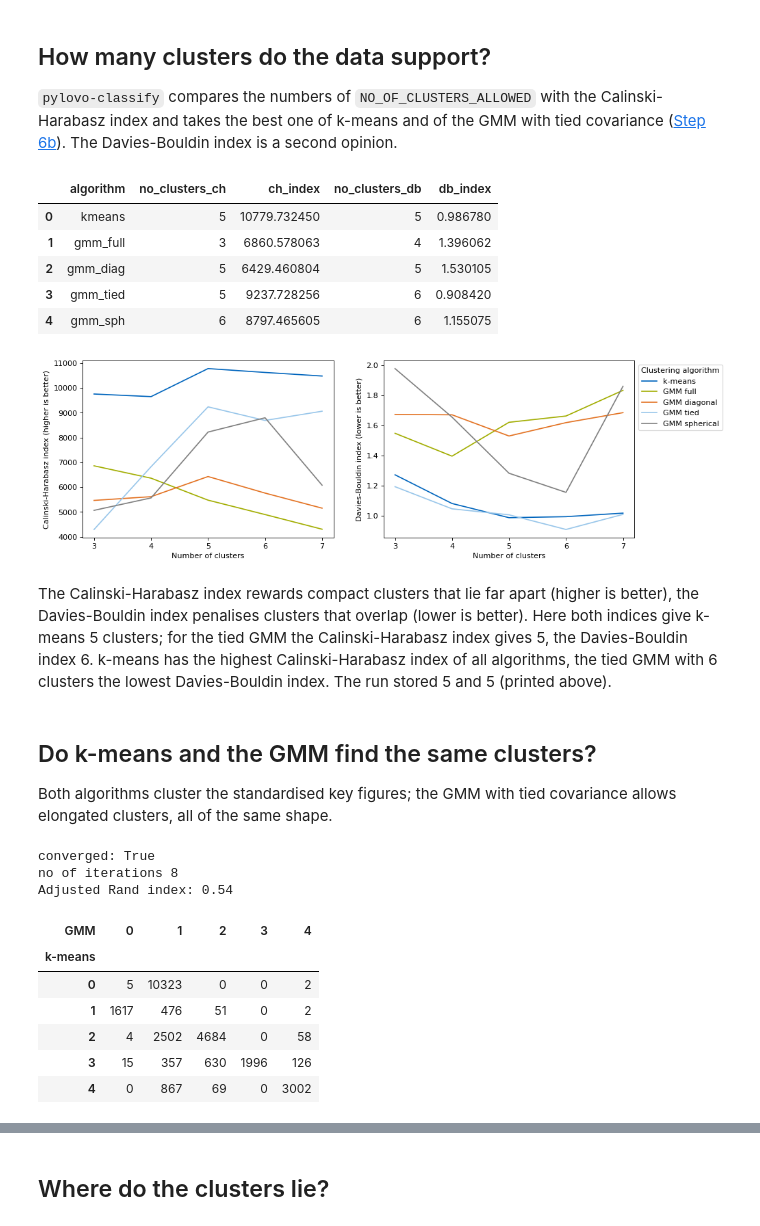
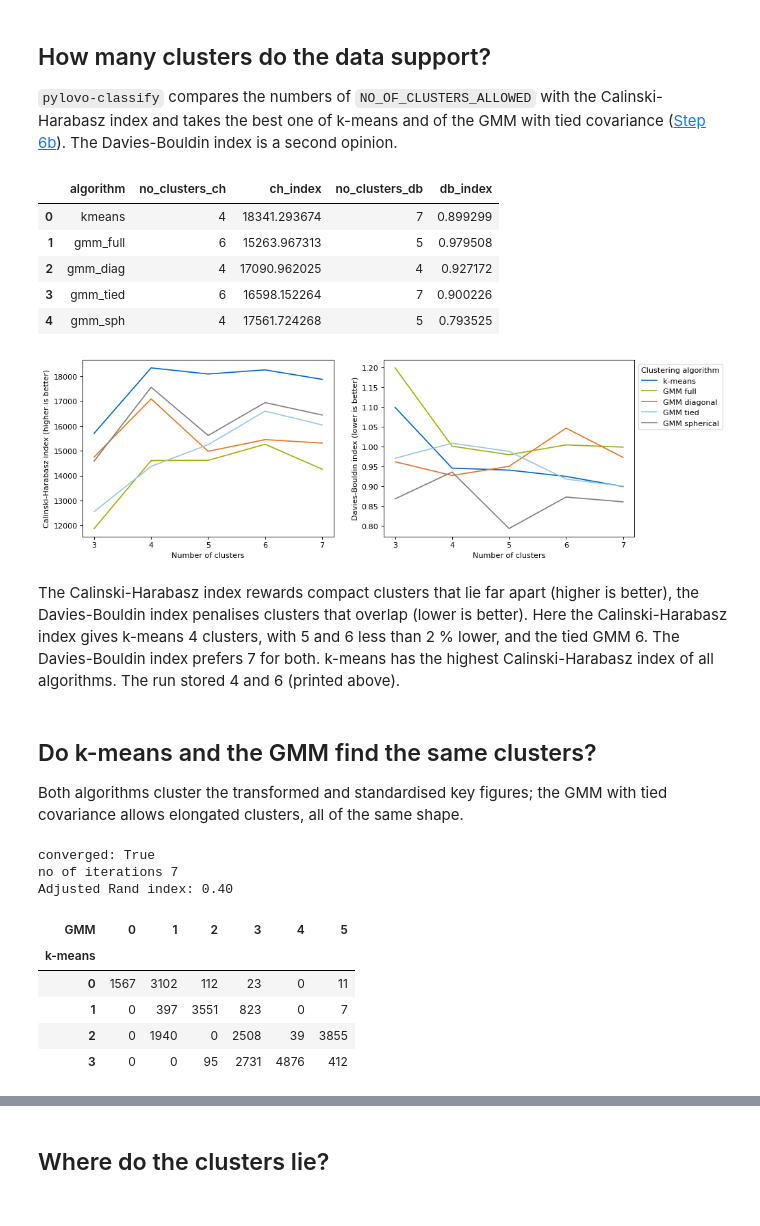
Before and after one commit to tum-ens/pylovo, a Jupyter notebook: notebook_tutorials/classification/02_clusters_and_representatives.ipynb, the cells around one changed output, grey strips where cells are left out. Cells and saved outputs as stored; diff of their text form; code cells hidden in the pictures.

```diff
--- a/notebook_tutorials/classification/02_clusters_and_representatives.ipynb
+++ b/notebook_tutorials/classification/02_clusters_and_representatives.ipynb
@@ -59,43 +60,43 @@ one of k-means and of the GMM with tied covariance ([Step 6b](https://pylovo.rea
 index is a second opinion.
 # %%
 fig, (ch_ax, db_ax) = plt.subplots(1, 2, figsize=(13, 4.2))
-ch = plot_ch_index_for_clustering_algos(grids, NO_OF_CLUSTERS_ALLOWED, parameters, ax=ch_ax, legend=False)
-db = plot_db_index_for_clustering_algos(grids, NO_OF_CLUSTERS_ALLOWED, parameters, ax=db_ax)
+transform = choices["transform"]  # the key figures are transformed as in the run, then standardised
+ch = plot_ch_index_for_clustering_algos(grids, NO_OF_CLUSTERS_ALLOWED, parameters, ax=ch_ax, legend=False,
+                                        transform=transform)
+db = plot_db_index_for_clustering_algos(grids, NO_OF_CLUSTERS_ALLOWED, parameters, ax=db_ax, transform=transform)
 ch.merge(db, on="algorithm", suffixes=("_ch", "_db"))
 # %% [output]
 |  | algorithm | no_clusters_ch | ch_index | no_clusters_db | db_index |
-| 0 | kmeans | 5 | 10779.732450 | 5 | 0.986780 |
-| 1 | gmm_full | 3 | 6860.578063 | 4 | 1.396062 |
-| 2 | gmm_diag | 5 | 6429.460804 | 5 | 1.530105 |
-| 3 | gmm_tied | 5 | 9237.728256 | 6 | 0.908420 |
-| 4 | gmm_sph | 6 | 8797.465605 | 6 | 1.155075 |
+| 0 | kmeans | 4 | 18341.293674 | 7 | 0.899299 |
+| 1 | gmm_full | 6 | 15263.967313 | 5 | 0.979508 |
+| 2 | gmm_diag | 4 | 17090.962025 | 4 | 0.927172 |
+| 3 | gmm_tied | 6 | 16598.152264 | 7 | 0.900226 |
+| 4 | gmm_sph | 4 | 17561.724268 | 5 | 0.793525 |
-[figure, old version]
+[figure, new version]
 # %% [markdown]
 The Calinski-Harabasz index rewards compact clusters that lie far apart (higher is better), the Davies-Bouldin
-index penalises clusters that overlap (lower is better). Here both indices give k-means 5 clusters; for the tied
-GMM the Calinski-Harabasz index gives 5, the Davies-Bouldin index 6. k-means has the highest Calinski-Harabasz
-index of all algorithms, the tied GMM with 6 clusters the lowest Davies-Bouldin index. The run stored 5 and 5
-(printed above).
+index penalises clusters that overlap (lower is better). Here the Calinski-Harabasz index gives k-means 4 clusters,
+with 5 and 6 less than 2 % lower, and the tied GMM 6. The Davies-Bouldin index prefers 7 for both. k-means has the
+highest Calinski-Harabasz index of all algorithms. The run stored 4 and 6 (printed above).
 # %% [markdown]
 ## Do k-means and the GMM find the same clusters?
 
-Both algorithms cluster the standardised key figures; the GMM with tied covariance allows elongated clusters, all
+Both algorithms cluster the transformed and standardised key figures; the GMM with tied covariance allows elongated clusters, all
 of the same shape.
 # %%
 n_kmeans, n_gmm = (n_clusters, n_clusters) if n_clusters else (choices["n_clusters_kmeans"], choices["n_clusters_gmm"])
-kmeans_grids, kmeans_representatives = kmeans_clustering(grids.copy(), parameters, n_kmeans)
-gmm_grids, gmm_representatives = gmm_tied_clustering(grids.copy(), parameters, n_gmm)
+kmeans_grids, kmeans_representatives = kmeans_clustering(grids.copy(), parameters, n_kmeans, transform=transform)
+gmm_grids, gmm_representatives = gmm_tied_clustering(grids.copy(), parameters, n_gmm, transform=transform)
 print(f"Adjusted Rand index: {adjusted_rand_score(kmeans_grids['clusters'], gmm_grids['clusters']):.2f}")
 pd.crosstab(kmeans_grids["clusters"], gmm_grids["clusters"], rownames=["k-means"], colnames=["GMM"])
 # %% [output]
 converged: True
-no of iterations 8
-Adjusted Rand index: 0.54
+no of iterations 7
+Adjusted Rand index: 0.40
-| GMM | 0 | 1 | 2 | 3 | 4 |
-| k-means |  |  |  |  |  |
-| 0 | 5 | 10323 | 0 | 0 | 2 |
-| 1 | 1617 | 476 | 51 | 0 | 2 |
-| 2 | 4 | 2502 | 4684 | 0 | 58 |
-| 3 | 15 | 357 | 630 | 1996 | 126 |
-| 4 | 0 | 867 | 69 | 0 | 3002 |
+| GMM | 0 | 1 | 2 | 3 | 4 | 5 |
+| k-means |  |  |  |  |  |  |
+| 0 | 1567 | 3102 | 112 | 23 | 0 | 11 |
+| 1 | 0 | 397 | 3551 | 823 | 0 | 7 |
+| 2 | 0 | 1940 | 0 | 2508 | 39 | 3855 |
+| 3 | 0 | 0 | 95 | 2731 | 4876 | 412 |
 # %% [markdown]
```
Also changed, not shown: parts of 12 cells of this notebook, 1 other file.
